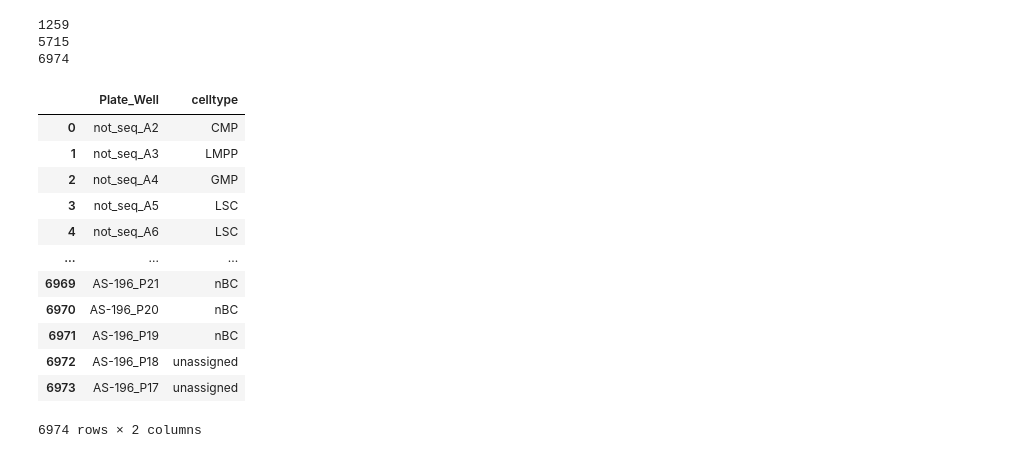
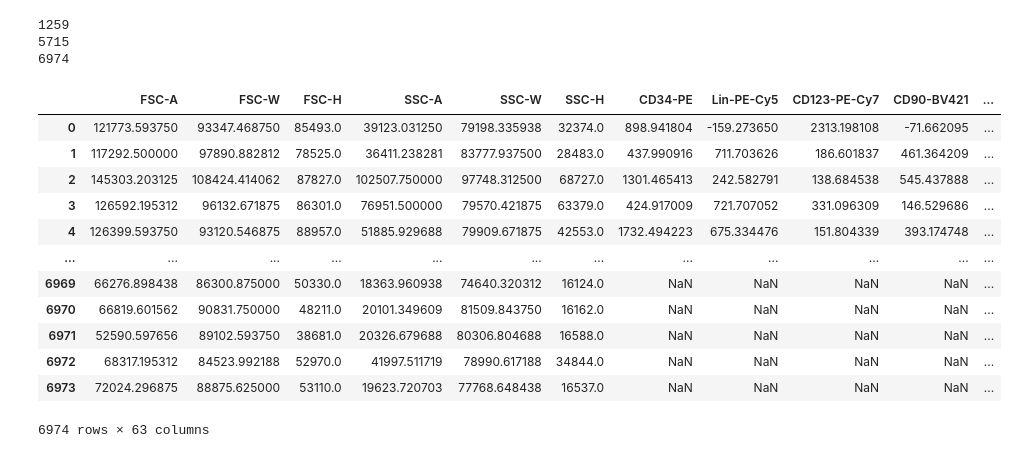
Before and after one commit to AnnatinaSchnegg/AS_amplicons, a Jupyter notebook: Code/Index - RN all data.ipynb, the cells around one changed output. Saved outputs shown, nothing was run; the diff lists cells and outputs as text; code cells hidden in the pictures.

```diff
--- a/Code/Index - RN all data.ipynb
+++ b/Code/Index - RN all data.ipynb
@@ -619,11 +773,18 @@ fig.tight_layout()
 plt.close() #comment out to view comp plots
 
 #Combine all data or data_comp df into a single large df for gating
-CD34_alldata = data_dict['not_seq'].append(data_dict['AS-197'], ignore_index=True).append(data_dict['AS-198'], ignore_index=True).append(data_dict['AS-201'], ignore_index=True)
-CD34_alldata_comp = data_dict_comp['not_seq'].append(data_dict_comp['AS-197'], ignore_index=True).append(data_dict_comp['AS-198'], ignore_index=True).append(data_dict_comp['AS-201'], ignore_index=True)
+#CD34_alldata = data_dict['not_seq'].append(data_dict['AS-197'], ignore_index=True).append(data_dict['AS-198'], ignore_index=True).append(data_dict['AS-201'], ignore_index=True)
+#CD34_alldata_comp = data_dict_comp['not_seq'].append(data_dict_comp['AS-197'], ignore_index=True).append(data_dict_comp['AS-198'], ignore_index=True).append(data_dict_comp['AS-201'], ignore_index=True)
+
+#Will just return comp data unless raw data unhashed
+
+#Annatina's better solution
+#CD34_alldata = pd.concat(data_dict.values(), axis = 0)
+CD34_alldata_comp = pd.concat(data_dict_comp.values(), axis = 0)
+
 
 #Add column to combine plate and well
-CD34_alldata['Plate_Well'] = CD34_alldata['Plate'].astype(str) + '_' + CD34_alldata['Well'].astype(str)
+#CD34_alldata['Plate_Well'] = CD34_alldata['Plate'].astype(str) + '_' + CD34_alldata['Well'].astype(str)
 CD34_alldata_comp['Plate_Well'] = CD34_alldata_comp['Plate'].astype(str) + '_' + CD34_alldata_comp['Well'].astype(str)
 # %%
 #Now read PB data into df and apply compensation, then output combined df with all rw or comp values
@@ -791,6 +959,6 @@ PB_alldata_comp['Plate_Well'] = PB_alldata_comp['Plate'].astype(str) + '_' + PB_
 # %%
 #Next step is to set gates for each fluorophore. These are adjusted in this cell for now
-#Raw data
+#Raw CD34 data
 CD34_gate_loc = {
     'Lin-PE-Cy5': 2000,
     'CD34-PE': 280 ,
@@ -806,11 +974,11 @@ CD34_gate_loc = {
 CD34_gate_loc_comp = {
     'Lin-PE-Cy5': 1000,
     'CD34-PE': 280 ,
-    'CD38-APC-cy7': 2500 ,
+    'CD38-APC-cy7': 1100 ,  #Originally 2500, have adjusted to 1100 as per AS calculation for lowest 10%. This is compatible with FlowJo analysis on total MNC
     'CD45RA-FITC': 1000 ,
     'CD123-PE-Cy7': 200,
     'Zombie': 8000,
-    'IL1RAP-APC': 300,
+    'IL1RAP-APC': 1400,  #set from FlowJo looking at FMOs
     'CD90-BV421': 500,
 }
 
@@ -854,9 +1021,9 @@ PBflowplot_byplate(PB_alldata_comp, PB_gate_loc_comp, 'PB_comp')
 # %%
 #Assign cell types and plot the distribution
 
-CD34_alldata_ct, CD34_alldata_ID = CD34_celltype_assign(CD34_alldata, CD34_gate_loc, 'RN_CD34_raw')
-CD34_alldata_comp_ct, CD34_alldata_comp_ID = CD34_celltype_assign(CD34_alldata_comp, CD34_gate_loc_comp, 'RN_CD34_comp')
+#CD34_alldata_ct= CD34_celltype_assign(CD34_alldata, CD34_gate_loc, 'RN_CD34_raw')
+CD34_alldata_comp_ct = CD34_celltype_assign(CD34_alldata_comp, CD34_gate_loc_comp, 'RN_CD34_comp')
 
-PB_alldata_ct, PB_alldata_ID = PB_celltype_assign(PB_alldata, PB_gate_loc, 'RN_PB_raw')
-PB_alldata_comp_ct, PB_alldata_comp_ID = PB_celltype_assign(PB_alldata_comp, PB_gate_loc_comp, 'RN_PB_comp')
+#PB_alldata_ct = PB_celltype_assign(PB_alldata, PB_gate_loc, 'RN_PB_raw')
+PB_alldata_comp_ct = PB_celltype_assign(PB_alldata_comp, PB_gate_loc_comp, 'RN_PB_comp')
 # %% [output]
@@ -877,25 +1043,26 @@ PBflowplot_bycelltype(PB_alldata_comp_ct, PB_gate_loc_comp, 'PB_comp_ct')
 # %%
-#Now combine everything into a single df that contains the celltype for each well
-print(len(CD34_alldata_ID))
-print(len(PB_alldata_ID))
-RN_all_raw_celltype = CD34_alldata_ID.append(PB_alldata_ID, ignore_index=True)
-print(len(RN_all_raw_celltype))
-RN_all_raw_celltype.to_csv(f'../Data/RN_raw_celltype_assignment.tsv', sep = '\t')    #Save the well assignment to a file
-RN_all_raw_celltype
+#Now combine everything into a single df that contains the celltype and flow data for each well
+#This is the key output for this notebook
+print(len(CD34_alldata_comp_ct))
+print(len(PB_alldata_comp_ct))
+RN_alldata_comp_ct = CD34_alldata_comp_ct.append(PB_alldata_comp_ct, ignore_index=True)
+print(len(RN_alldata_comp_ct))
+RN_alldata_comp_ct.to_csv(f'../Data/Amp_data/RN_comp_celltype_assignment.tsv', sep = '\t')    #Save the well assignment to a file
+RN_alldata_comp_ct
 # %% [output]
 1259
 5715
 6974
-|  | Plate_Well | celltype |
-| 0 | not_seq_A2 | CMP |
-| 1 | not_seq_A3 | LMPP |
-| 2 | not_seq_A4 | GMP |
-| 3 | not_seq_A5 | LSC |
-| 4 | not_seq_A6 | LSC |
-| ... | ... | ... |
-| 6969 | AS-196_P21 | nBC |
-| 6970 | AS-196_P20 | nBC |
-| 6971 | AS-196_P19 | nBC |
-| 6972 | AS-196_P18 | unassigned |
-| 6973 | AS-196_P17 | unassigned |
+|  | FSC-A | FSC-W | FSC-H | SSC-A | SSC-W | SSC-H | CD34-PE | Lin-PE-Cy5 | CD123-PE-Cy7 | CD90-BV421 | ... |
+| 0 | 121773.593750 | 93347.468750 | 85493.0 | 39123.031250 | 79198.335938 | 32374.0 | 898.941804 | -159.273650 | 2313.198108 | -71.662095 | ... |
+| 1 | 117292.500000 | 97890.882812 | 78525.0 | 36411.238281 | 83777.937500 | 28483.0 | 437.990916 | 711.703626 | 186.601837 | 461.364209 | ... |
+| 2 | 145303.203125 | 108424.414062 | 87827.0 | 102507.750000 | 97748.312500 | 68727.0 | 1301.465413 | 242.582791 | 138.684538 | 545.437888 | ... |
+| 3 | 126592.195312 | 96132.671875 | 86301.0 | 76951.500000 | 79570.421875 | 63379.0 | 424.917009 | 721.707052 | 331.096309 | 146.529686 | ... |
+| 4 | 126399.593750 | 93120.546875 | 88957.0 | 51885.929688 | 79909.671875 | 42553.0 | 1732.494223 | 675.334476 | 151.804339 | 393.174748 | ... |
+| ... | ... | ... | ... | ... | ... | ... | ... | ... | ... | ... | ... |
+| 6969 | 66276.898438 | 86300.875000 | 50330.0 | 18363.960938 | 74640.320312 | 16124.0 | NaN | NaN | NaN | NaN | ... |
+| 6970 | 66819.601562 | 90831.750000 | 48211.0 | 20101.349609 | 81509.843750 | 16162.0 | NaN | NaN | NaN | NaN | ... |
+| 6971 | 52590.597656 | 89102.593750 | 38681.0 | 20326.679688 | 80306.804688 | 16588.0 | NaN | NaN | NaN | NaN | ... |
+| 6972 | 68317.195312 | 84523.992188 | 52970.0 | 41997.511719 | 78990.617188 | 34844.0 | NaN | NaN | NaN | NaN | ... |
+| 6973 | 72024.296875 | 88875.625000 | 53110.0 | 19623.720703 | 77768.648438 | 16537.0 | NaN | NaN | NaN | NaN | ... |
-6974 rows × 2 columns
+6974 rows × 63 columns
```
Also changed, not shown: parts of 10 cells of this notebook, 2 other files.
